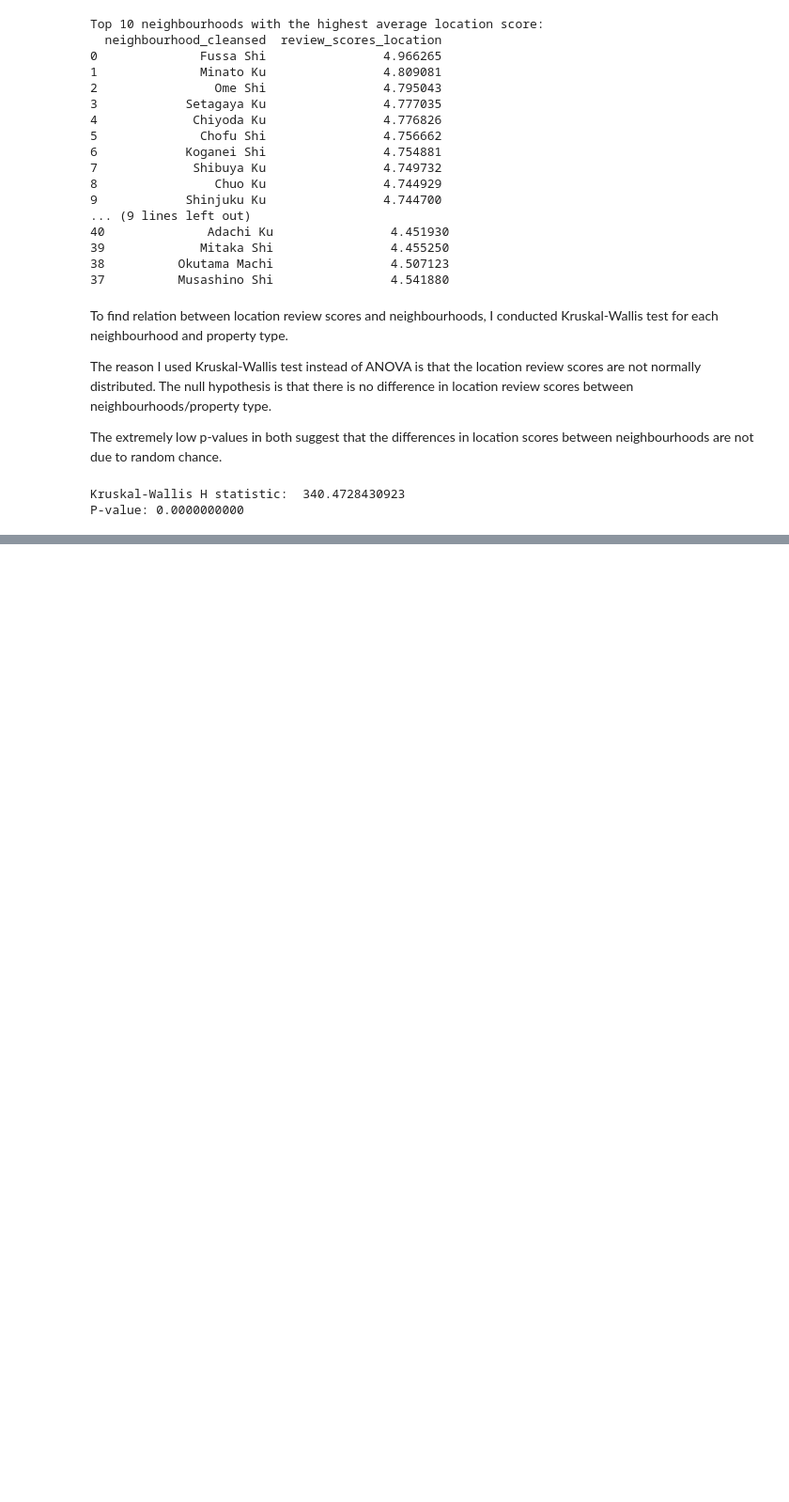
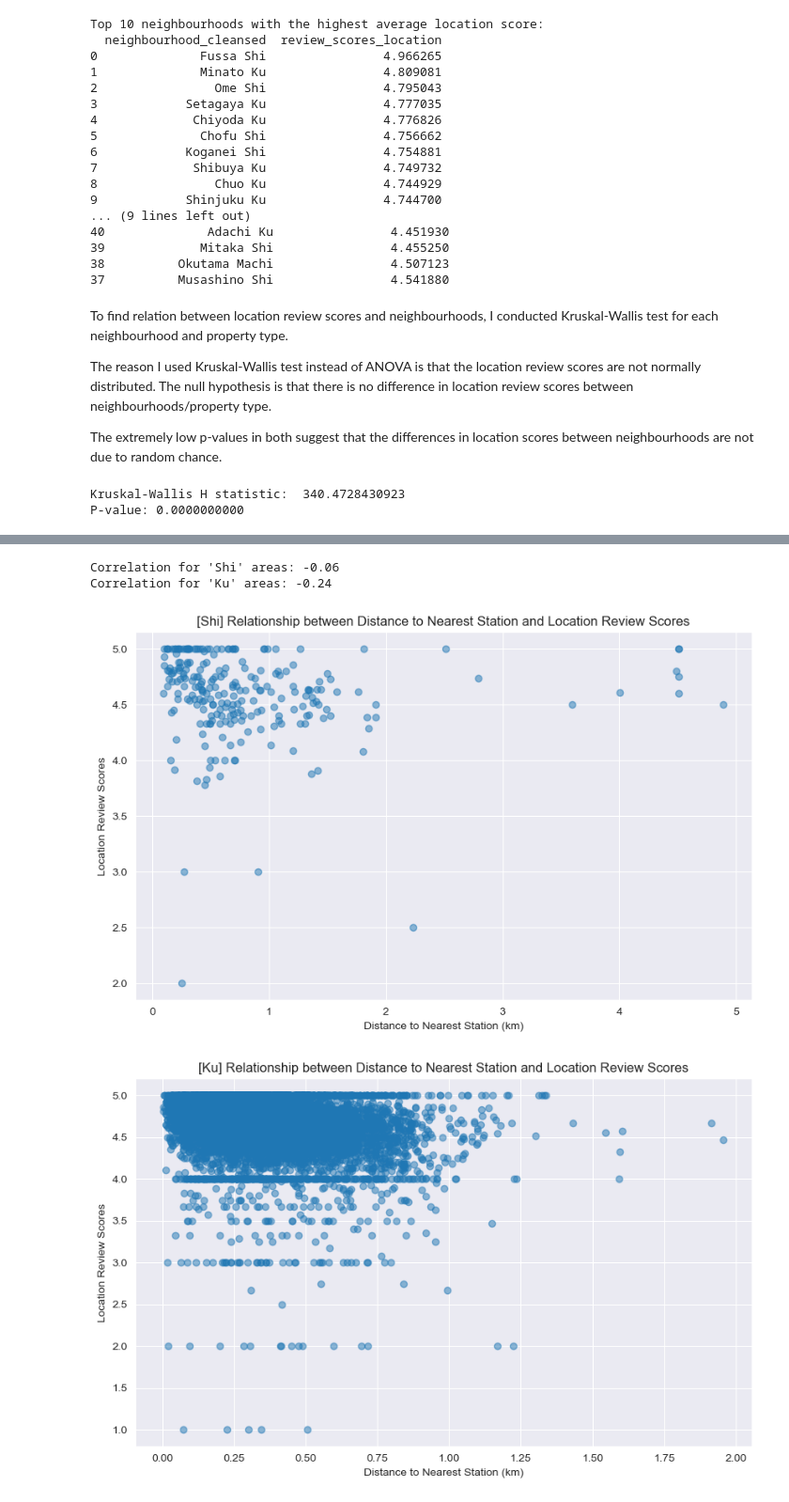
Before and after one commit to walnut07/airbnb_analysis, a Jupyter notebook: location_review.ipynb, the cells around one changed output, grey strips where cells are left out. Shown at 94% size. Cells and saved outputs as stored; diff of their text form; code cells hidden in the pictures; blank space fills up the shorter version.

```diff
--- a/location_review.ipynb
+++ b/location_review.ipynb
@@ -170,0 +326,41 @@ P-value: 0.0000000000
+# %%
+def calculate_correlation_for_area(df, area_type):
+    df = df[df['neighbourhood_cleansed'].notna()]
+
+    filtered_df = df[df['neighbourhood_cleansed'].str.endswith(area_type)]
+
+    # Calculate the correlation coefficient
+    correlation = filtered_df['distance_to_station'].corr(filtered_df['review_scores_location'])
+
+    return correlation
+
+# Calculate correlation for "Shi"
+shi_correlation = calculate_correlation_for_area(df_full, "Shi")
+print(f"Correlation for 'Shi' areas: {shi_correlation:.2f}")
+
+# Calculate correlation for "Ku"
+ku_correlation = calculate_correlation_for_area(df_full, "Ku")
+print(f"Correlation for 'Ku' areas: {ku_correlation:.2f}")
+# %% [output]
+Correlation for 'Shi' areas: -0.06
+Correlation for 'Ku' areas: -0.24
+# %%
+def scatter_plot(df, area_type):
+    plt.figure(figsize=(10, 6))
+    plt.scatter(df['distance_to_station'], df['review_scores_location'], alpha=0.5)
+    plt.title(f'[{area_type}] Relationship between Distance to Nearest Station and Location Review Scores'.format(area_type=area_type))
+    plt.xlabel('Distance to Nearest Station (km)')
+    plt.ylabel('Location Review Scores')
+    plt.grid(True)
+    plt.show()
+
+# Scatter plot for "Shi"
+shi_df = df_full[df_full['neighbourhood_cleansed'].str.endswith("Shi")]
+scatter_plot(shi_df, "Shi")
+
+# Scatter plot for "Ku"
+shi_df = df_full[df_full['neighbourhood_cleansed'].str.endswith("Ku")]
+scatter_plot(shi_df, "Ku")
+# %% [output]
+[figure, added]
+[figure, added]
```
Also changed, not shown: parts of 13 cells of this notebook, 1 other file.
